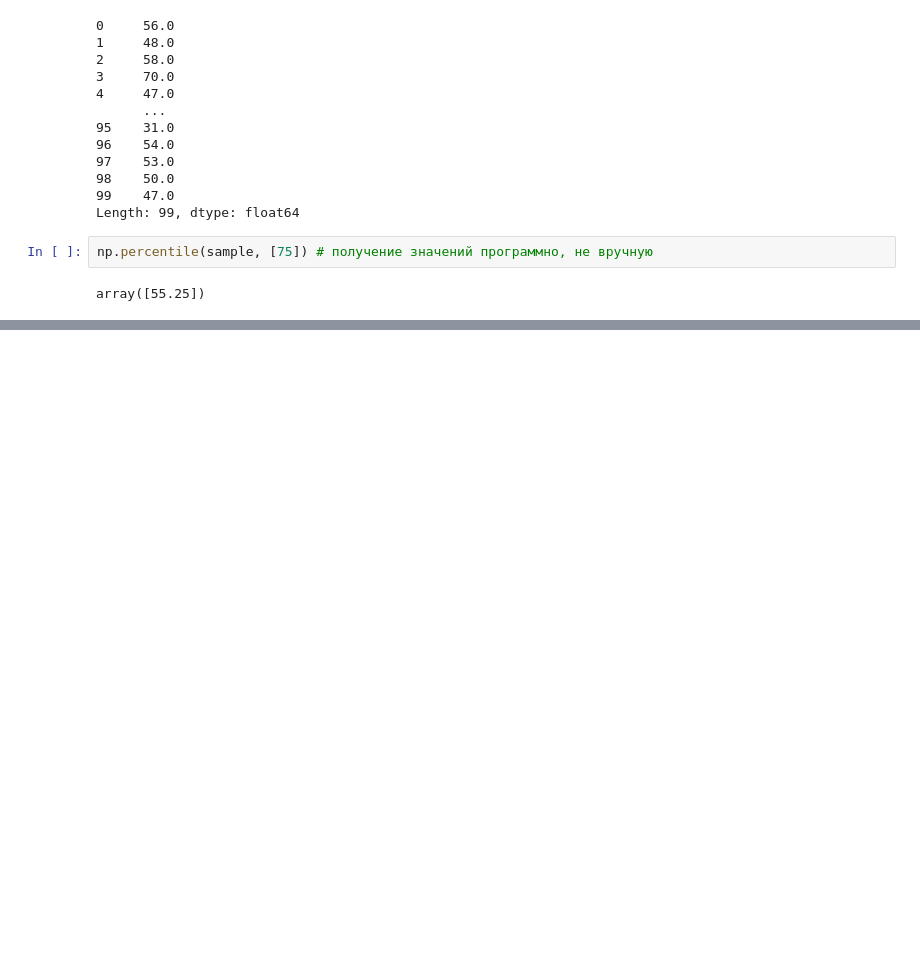
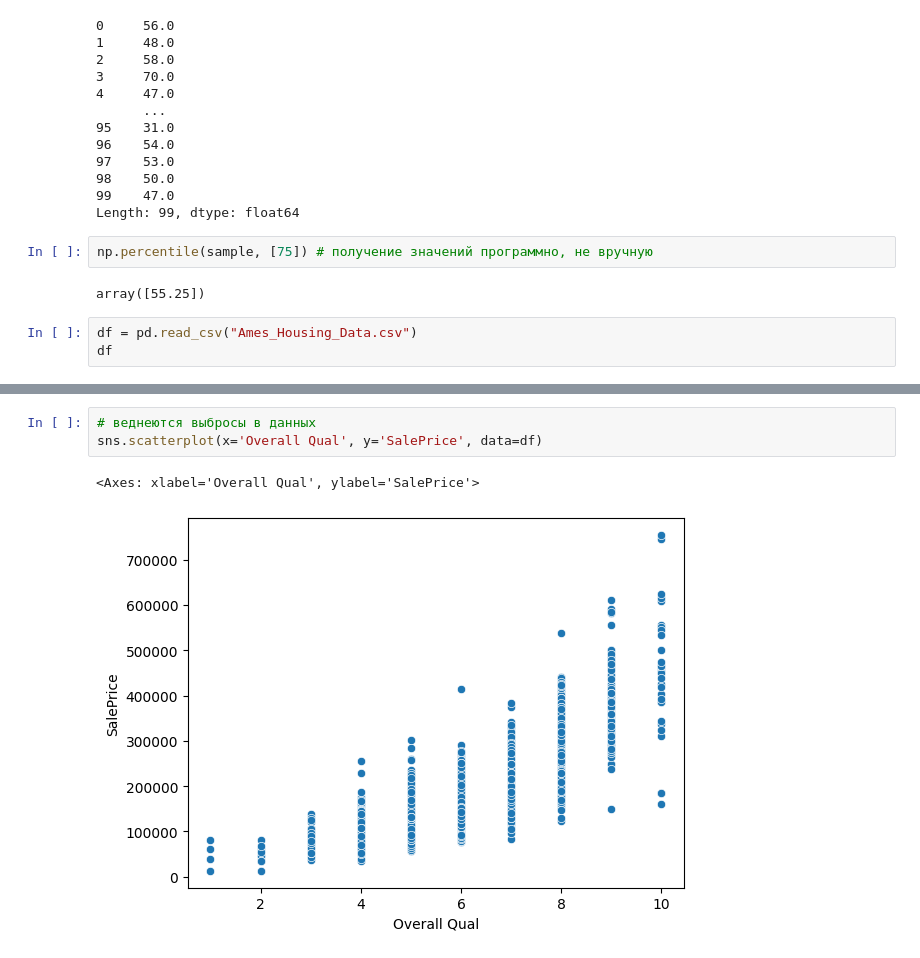
Before and after one commit to AlexTmbMifi/ML_basic, a Jupyter notebook: FeaturesEngineering.ipynb, the cells around one changed output, grey strips where cells are left out. Saved outputs shown, nothing was run; the diff lists cells and outputs as text; blank space fills up the shorter version.

```diff
--- a/FeaturesEngineering.ipynb
+++ b/FeaturesEngineering.ipynb
@@ -74,3 +74,6 @@ Length: 99, dtype: float64
 np.percentile(sample, [75]) # получение значений программно, не вручную
 # %% [output]
 array([55.25])
+# %%
+df = pd.read_csv("Ames_Housing_Data.csv")
+df
@@ -76,0 +138,6 @@ array([55.25])
+# %%
+# веднеются выбросы в данных
+sns.scatterplot(x='Overall Qual', y='SalePrice', data=df)
+# %% [output]
+<Axes: xlabel='Overall Qual', ylabel='SalePrice'>
+[figure, added]
```
Also changed, not shown: parts of 30 cells of this notebook.
